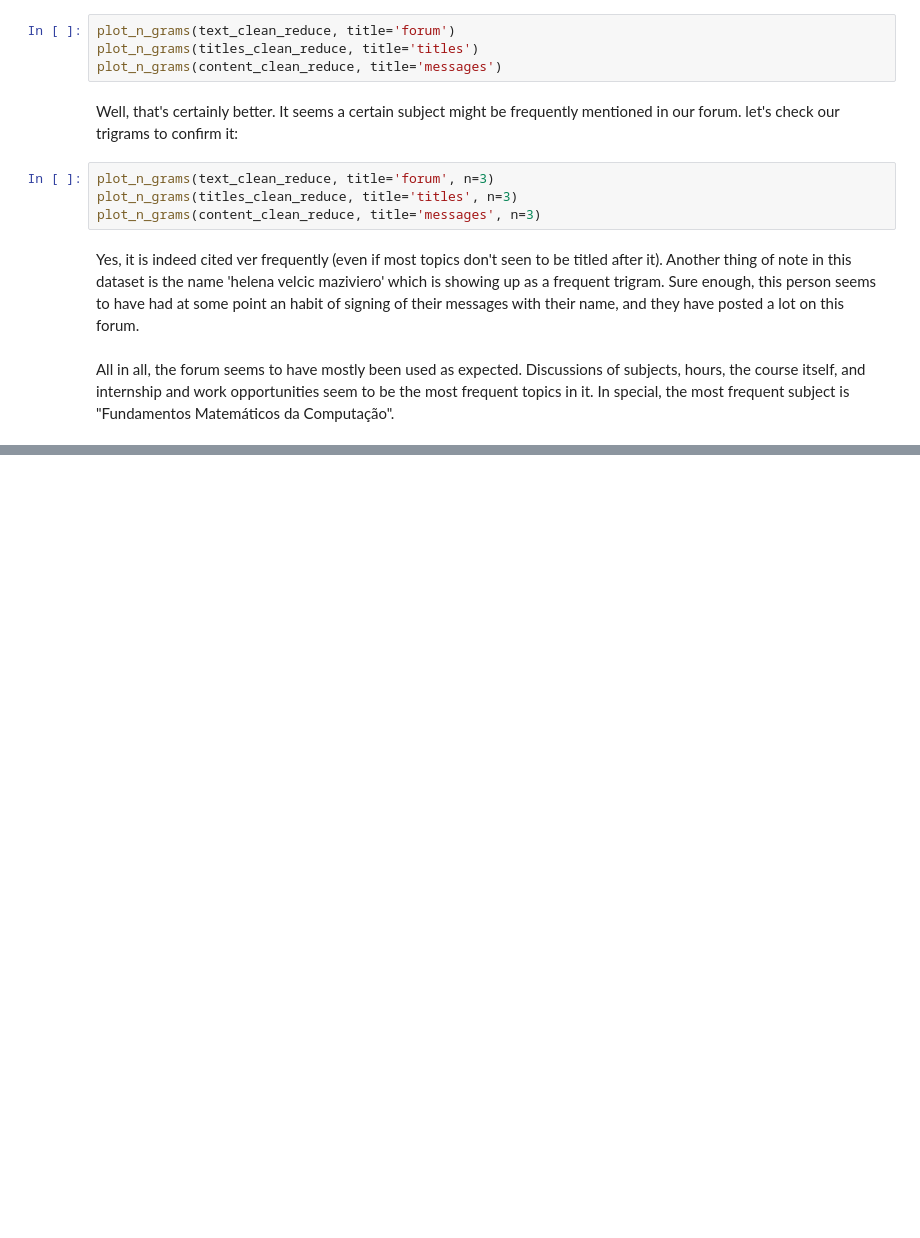
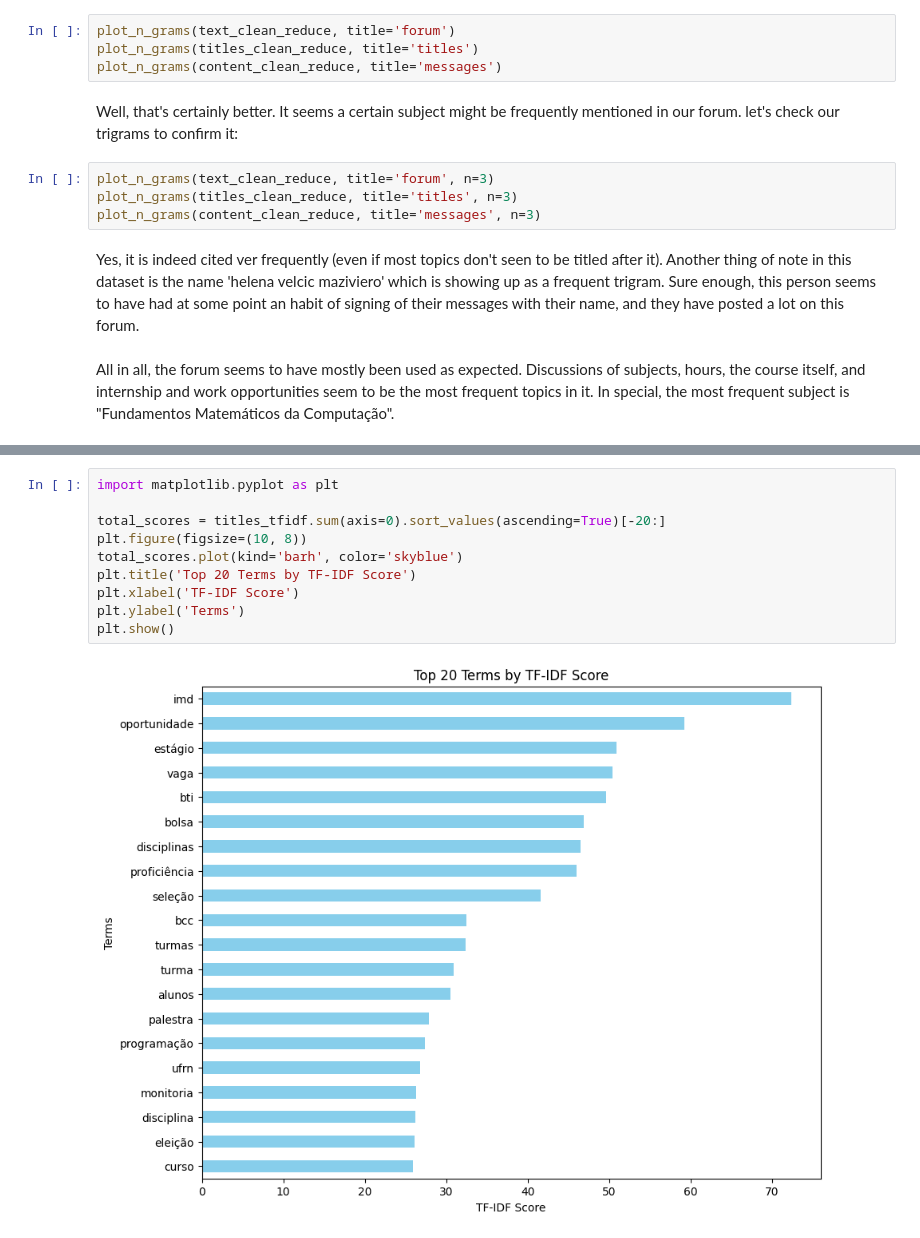
Before and after one commit to isaacmsl/pln-forum-sigaa, a Jupyter notebook: pipeline.ipynb, the cells around one changed output, grey strips where cells are left out. Cells and saved outputs as stored; diff of their text form; blank space fills up the shorter version.

```diff
--- a/pipeline.ipynb
+++ b/pipeline.ipynb
@@ -778,0 +858,12 @@ All in all, the forum seems to have mostly been used as expected. Discussions of
+# %%
+import matplotlib.pyplot as plt
+
+total_scores = titles_tfidf.sum(axis=0).sort_values(ascending=True)[-20:]
+plt.figure(figsize=(10, 8))
+total_scores.plot(kind='barh', color='skyblue')
+plt.title('Top 20 Terms by TF-IDF Score')
+plt.xlabel('TF-IDF Score')
+plt.ylabel('Terms')
+plt.show()
+# %% [output]
+[figure, added]
```
Also changed, not shown: parts of 9 cells of this notebook.
